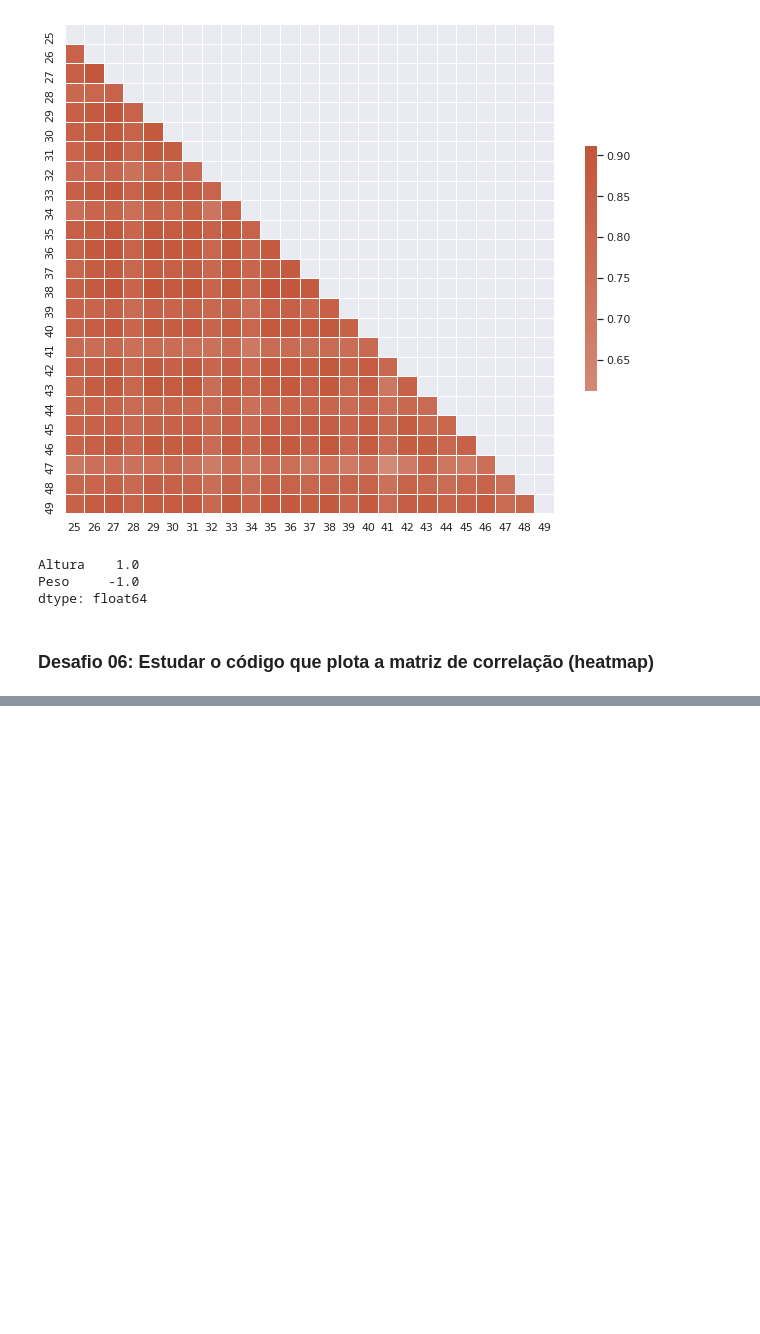
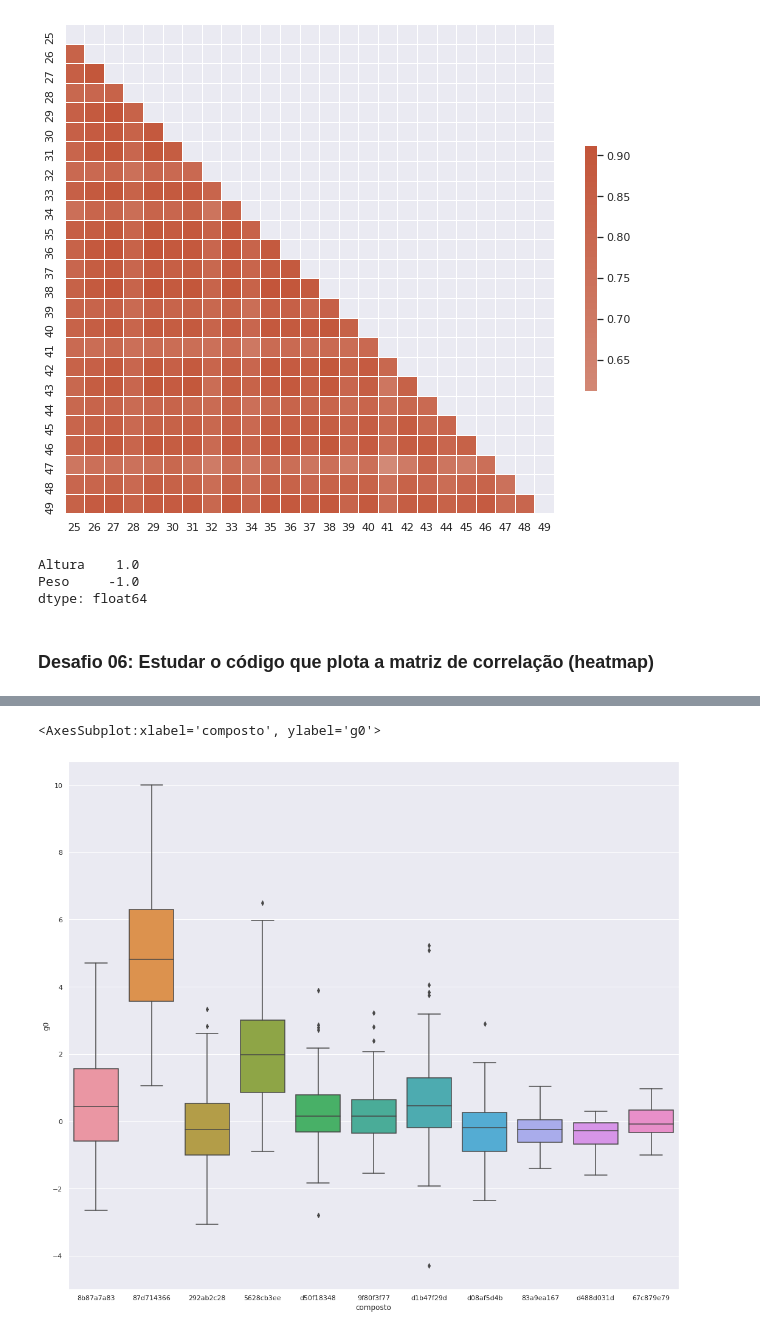
Before and after one commit to marcelsby/alura-imersao-dados-2021, a Jupyter notebook: src/Imersão Dados.ipynb, the cells around one changed output, grey strips where cells are left out. Cells and saved outputs as stored; diff of their text form; code cells hidden in the pictures; blank space fills up the shorter version.

```diff
--- a/src/Imersão Dados.ipynb
+++ b/src/Imersão Dados.ipynb
@@ -649,0 +834,7 @@ dtype: float64
+# %%
+plt.figure(figsize=(18, 16))
+treatment_with_compound = merged_data.query('tratamento == "com_droga"')['composto'].value_counts().index[:11]
+sns.boxplot(data=merged_data.query('composto in @treatment_with_compound'), y='g0', x='composto')
+# %% [output]
+<AxesSubplot:xlabel='composto', ylabel='g0'>
+[figure, added]
```
Also changed, not shown: parts of 34 cells of this notebook.
